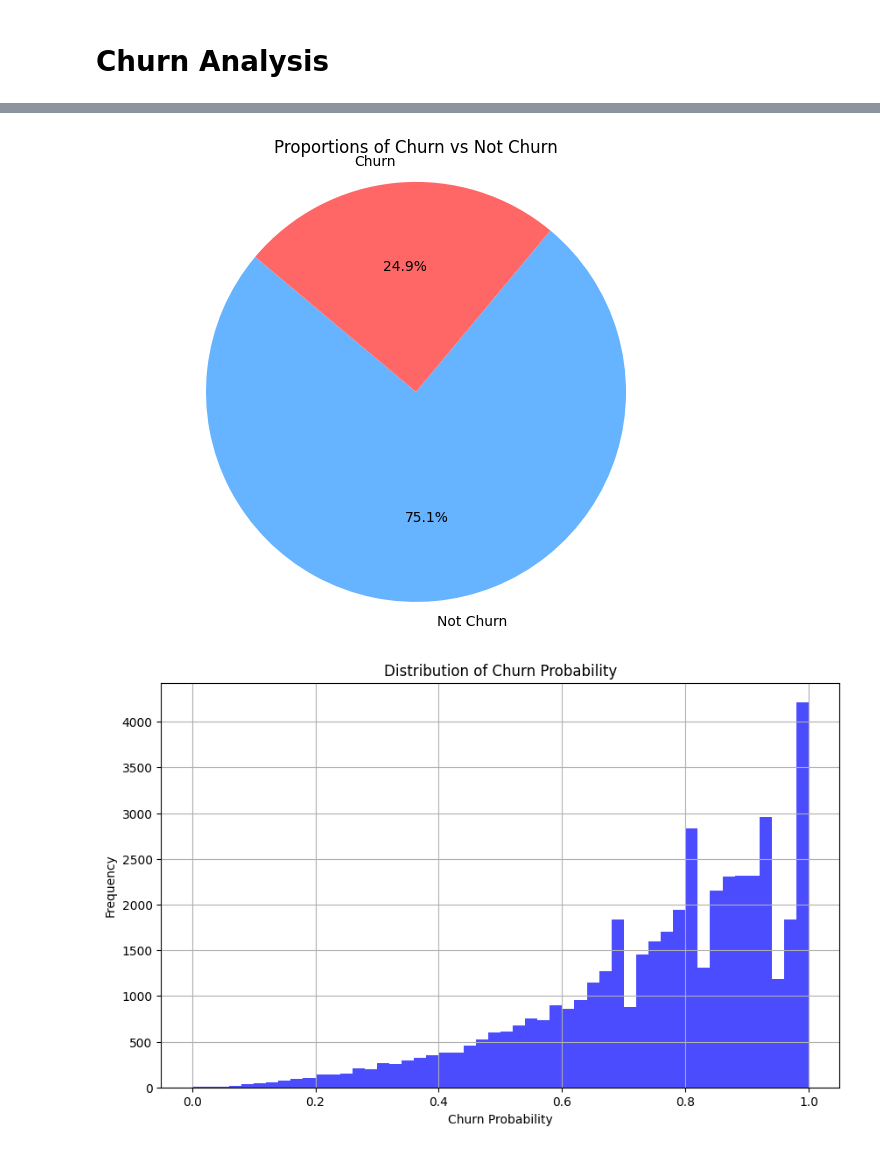
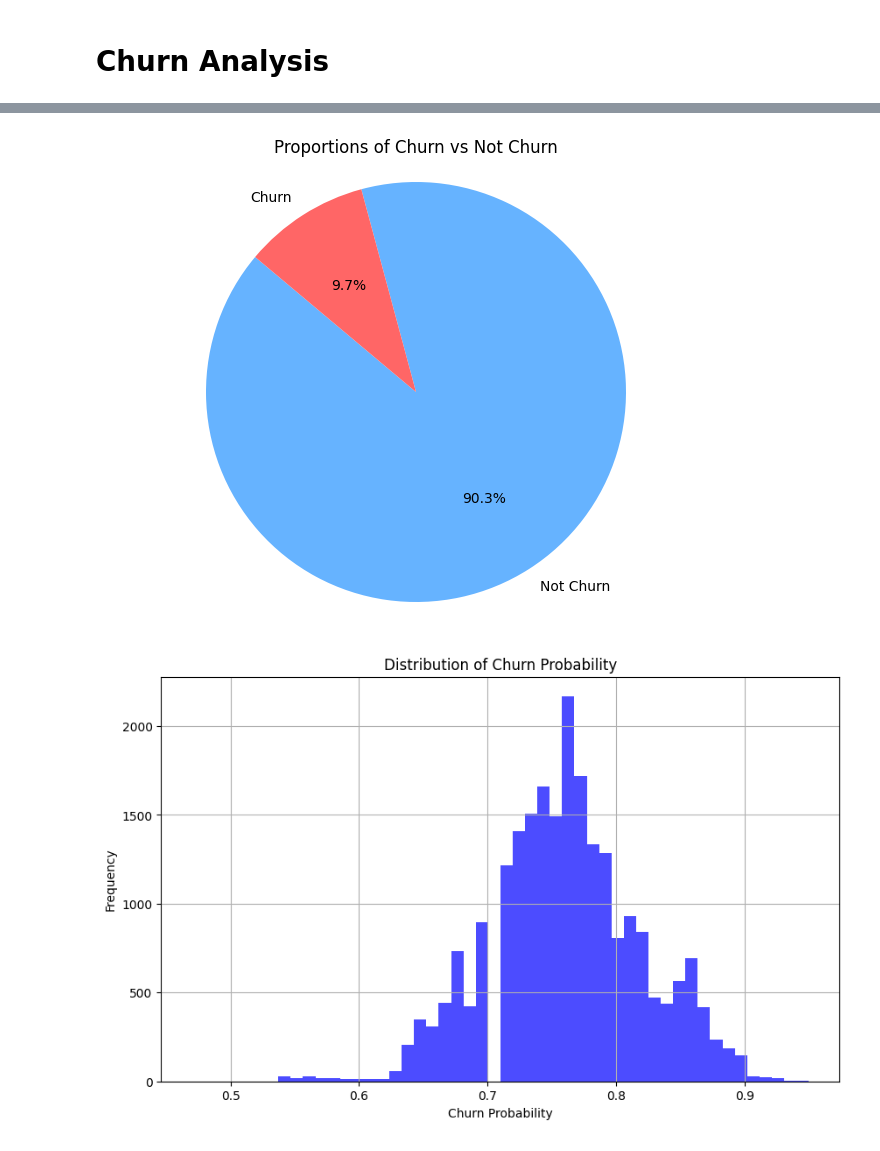
Before and after one commit to alexcalabrese/marketing_project, a Jupyter notebook: 03_churn_rfm.ipynb, the cells around one changed output, grey strips where cells are left out. Saved outputs shown, nothing was run; the diff lists cells and outputs as text; code cells hidden in the pictures.

Commit message:
Add more features during train and update notebook

```diff
--- a/03_churn_rfm.ipynb
+++ b/03_churn_rfm.ipynb
@@ -6,7 +6,7 @@
 # %%
 from customer_focus_churn_rfm import load_data
 
-data = load_data()
+data = load_data(sample=0.1)
 data
 
 data.columns
@@ -179,12 +179,9 @@ See the caveats in the documentation: https://pandas.pydata.org/pandas-docs/stab
 # %% [markdown]
 # Churn Analysis
 # %%
-from customer_focus_churn_rfm import prepare_features, prepare_features_no_window, train_churn_model, load_data, calculate_rfm, create_sliding_window_churn_label
 from datetime import timedelta
+from customer_focus_churn_rfm import create_sliding_window_churn_label, prepare_features, prepare_features_no_window, preprocess_data, train_churn_model
 
-print("Loading data...")
-data = load_data()
-rfm = calculate_rfm(data)
 
 print("Creating sliding window churn labels...")
 # Create sliding window churn labels
@@ -194,14 +191,31 @@ print("Preparing features...")
 # Prepare features
 features_df = prepare_features(data, churn_labels)
 
+print("Preprocessing additional features...")
+# Preprocess additional features
+additional_features_df, preprocessor = preprocess_data(data)
+features_df = features_df.merge(additional_features_df, on='customer_id', how='left')
+
 print("Training model...")
 # Train the model
-model, feature_names, (X_train, X_test, y_train, y_test), scaler = train_churn_model(features_df)
+model, feature_names, (X_train, X_test, y_train, y_test), scaler = train_churn_model(features_df, preprocessor)
 
 # filter the data for the last 90 days
 last_window_data = data[(data['purchase_datetime'] >= data['purchase_datetime'].max() - timedelta(days=90))]
 
-prepared_data = prepare_features_no_window(last_window_data)
+# Prepare features for the current data
+last_window_features = prepare_features_no_window(last_window_data)
 
-prepared_data['churn_probability'] = model.predict_proba(scaler.transform(prepared_data[feature_names]))[:, 1]
+prepared_data = last_window_features
+
+# Preprocess the last window features
+last_window_features_preprocessed, _ = preprocess_data(last_window_data, preprocessor)
+
+last_window_features_df = last_window_features_preprocessed.merge(last_window_features, on='customer_id', how='left')
+
+# Predict churn probabilities using the trained model
+churn_proba_last_window = model.predict_proba(last_window_features_df[feature_names])[:, 1]
+
+# Add churn probabilities to the last window features DataFrame
+last_window_features_df['churn_probability'] = churn_proba_last_window
 # %% [output]
@@ -317,32 +340,32 @@ plt.axis('equal')  # Equal aspect ratio ensures that pie is drawn as a circle.
 # Display the chart
 plt.show()
 # %% [output]
-[figure, old version]
+[figure, new version]
 # %%
 import matplotlib.pyplot as plt
 import pandas as pd
 
 def plot_churn_probability(data: pd.DataFrame) -> None:
     """
     Plots the churn probability for the given data.
 
     Parameters
     ----------
     data : pd.DataFrame
         The DataFrame containing the churn probability and other features.
     """
     plt.figure(figsize=(10, 6))
     plt.hist(data['churn_probability'], bins=50, color='blue', alpha=0.7)
     plt.xlabel('Churn Probability')
     plt.ylabel('Frequency')
     plt.title('Distribution of Churn Probability')
     plt.grid(True)
     plt.show()
 
 # Plot churn probability
-plot_churn_probability(prepared_data)
+plot_churn_probability(last_window_features_df)
 # %% [output]
-[figure, old version]
+[figure, new version]
 # %%
 import matplotlib.pyplot as plt
 
```
Also changed, not shown: parts of 14 cells of this notebook, 1 other file.
